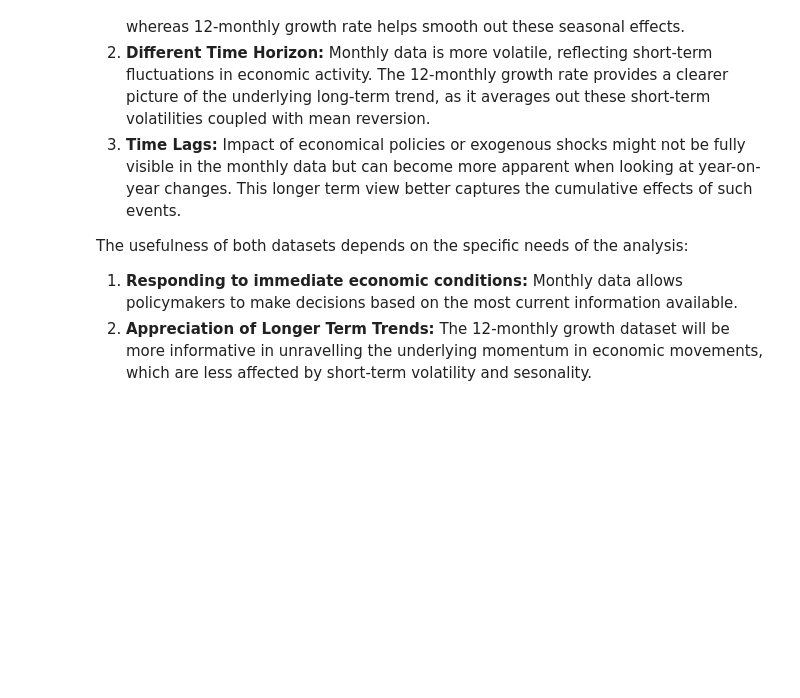
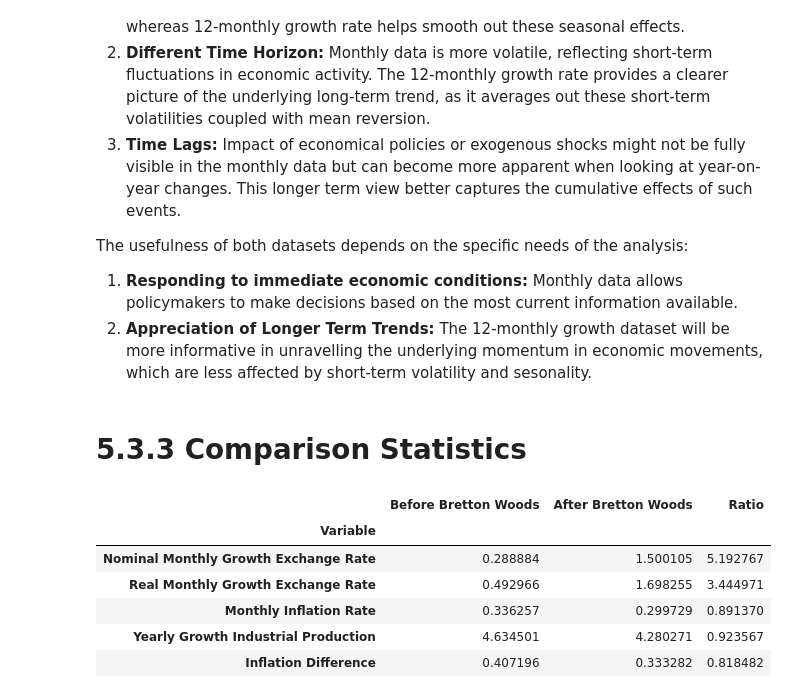
Before and after one commit to Nayrbnat/EC1B1-Coursework, a Jupyter notebook: EC1B1 Coursework.ipynb, the cells around one changed output. Drawn from its saved outputs; the diff is of its cells as text; code cells hidden in the pictures; blank space fills up the shorter version.

```diff
--- a/EC1B1 Coursework.ipynb
+++ b/EC1B1 Coursework.ipynb
@@ -451,3 +451,54 @@ The difference can be attributed to a several factors:
 The usefulness of both datasets depends on the specific needs of the analysis:
 1. **Responding to immediate economic conditions:** Monthly data allows policymakers to make decisions based on the most current information available.
 2. **Appreciation of Longer Term Trends:** The 12-monthly growth dataset will be more informative in unravelling the underlying momentum in economic movements, which are less affected by short-term volatility and sesonality.
+# %% [markdown]
+# 5.3.3 Comparison Statistics
+# %%
+# Define the periods
+periods = ['Before Bretton Woods', 'After Bretton Woods']
+dates_germany = df_edited_germany.index.get_level_values(0)
+dates_usa = df_edited_usa.index.get_level_values(0)
+
+# Initialize an empty dictionary to store the results
+std_dict = {}
+
+# Iterate over the periods
+for period in periods:
+    # Filter the data for that particular period
+    if period == 'Before Bretton Woods':
+        df_period = df_edited_germany.loc[dates_germany <= '1971-07-01']
+        dates_period = dates_usa[dates_usa <= '1971-07-01']
+    else:
+        df_period = df_edited_germany.loc[dates_germany >= '1973-01-01']
+        dates_period = dates_usa[dates_usa >= '1973-01-01']
+
+    # Calculate the standard deviations for the period
+    std_nominal_monthly_growth_exchange_rate = df_period['Nominal_Monthly_Growth_Exchange_Rate'].std()
+    std_real_monthly_growth_exchange_rate = df_period['Real_Monthly_Growth_Exchange_Rate'].std()
+    std_inflation = df_period['Monthly_Inflation_Rate'].std()
+    std_industrial_production = df_period['Yearly_Growth_Industrial_Production'].std()
+    std_inflation_difference = (df_period['Monthly_Inflation_Rate'] - df_edited_usa.loc[dates_period]['Monthly_Inflation_Rate']).std()
+
+    # Store the results in the dictionary
+    std_dict[period] = [std_nominal_monthly_growth_exchange_rate, std_real_monthly_growth_exchange_rate, std_inflation, std_industrial_production, std_inflation_difference]
+
+# Create a DataFrame from the dictionary
+std_df = pd.DataFrame(std_dict, index=['Nominal Monthly Growth Exchange Rate', 'Real Monthly Growth Exchange Rate', 'Monthly Inflation Rate', 'Yearly Growth Industrial Production', 'Inflation Difference'])
+
+# Calculate the ratio of standard deviations
+std_df['Ratio'] = std_df['After Bretton Woods'] / std_df['Before Bretton Woods']
+
+# Add an index title "Variable"
+std_df.index.name = 'Variable'
+# Display the DataFrame
+std_df
+# Changed the background color of the whole DataFrame to blue and the border colour to yellow, make the border thicker and the font colour to white for better visibility
+std_df.style.set_table_styles([{'selector': '','props': [('background-color', 'blue'),('color', 'white')]}])
+# %% [output]
+|  | Before Bretton Woods | After Bretton Woods | Ratio |
+| Variable |  |  |  |
+| Nominal Monthly Growth Exchange Rate | 0.288884 | 1.500105 | 5.192767 |
+| Real Monthly Growth Exchange Rate | 0.492966 | 1.698255 | 3.444971 |
+| Monthly Inflation Rate | 0.336257 | 0.299729 | 0.891370 |
+| Yearly Growth Industrial Production | 4.634501 | 4.280271 | 0.923567 |
+| Inflation Difference | 0.407196 | 0.333282 | 0.818482 |
```
